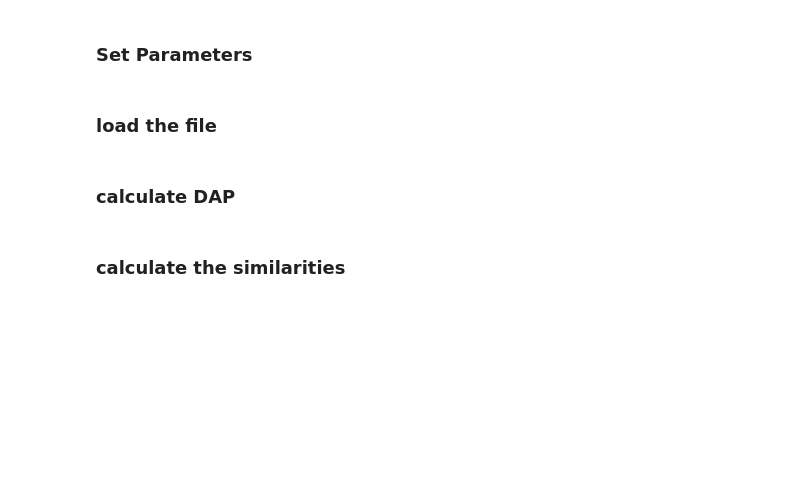
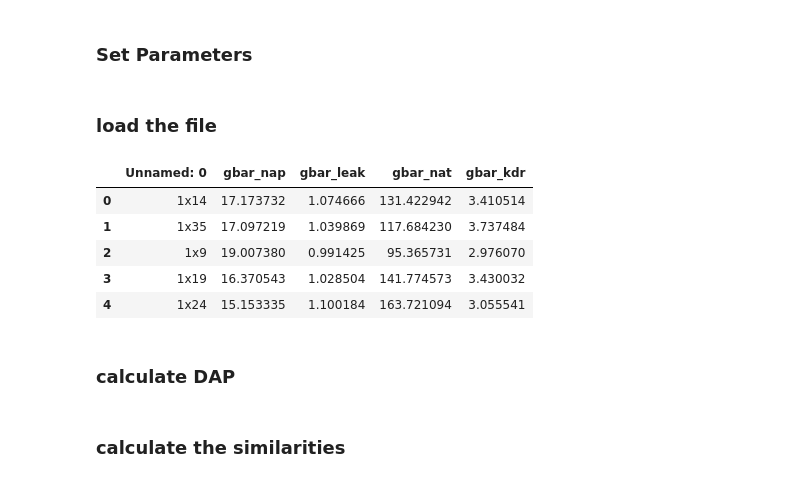
Before and after one commit to alTeska/DAP_analysis, a Jupyter notebook: param_analysis/notebooks/results_analysis_0205.ipynb, the cells around one changed output. Drawn from its saved outputs; the diff is of its cells as text; code cells hidden in the pictures; blank space fills up the shorter version.

```diff
--- a/param_analysis/notebooks/results_analysis_0205.ipynb
+++ b/param_analysis/notebooks/results_analysis_0205.ipynb
@@ -25,6 +25,14 @@ data_dir = '/home/alteska/Desktop/LFI_DAP/data/rawData/2015_08_26b.dat'
 ### load the file
 # %%
 df_param = pd.read_csv('dap_models_4_param_1x20.csv')
+df_param.head()
+# %% [output]
+|  | Unnamed: 0 | gbar_nap | gbar_leak | gbar_nat | gbar_kdr |
+| 0 | 1x14 | 17.173732 | 1.074666 | 131.422942 | 3.410514 |
+| 1 | 1x35 | 17.097219 | 1.039869 | 117.684230 | 3.737484 |
+| 2 | 1x9 | 19.007380 | 0.991425 | 95.365731 | 2.976070 |
+| 3 | 1x19 | 16.370543 | 1.028504 | 141.774573 | 3.430032 |
+| 4 | 1x24 | 15.153335 | 1.100184 | 163.721094 | 3.055541 |
 # %% [markdown]
 ### calculate DAP
 # %%
```
Also changed, not shown: parts of 11 cells of this notebook, 4 other files.
